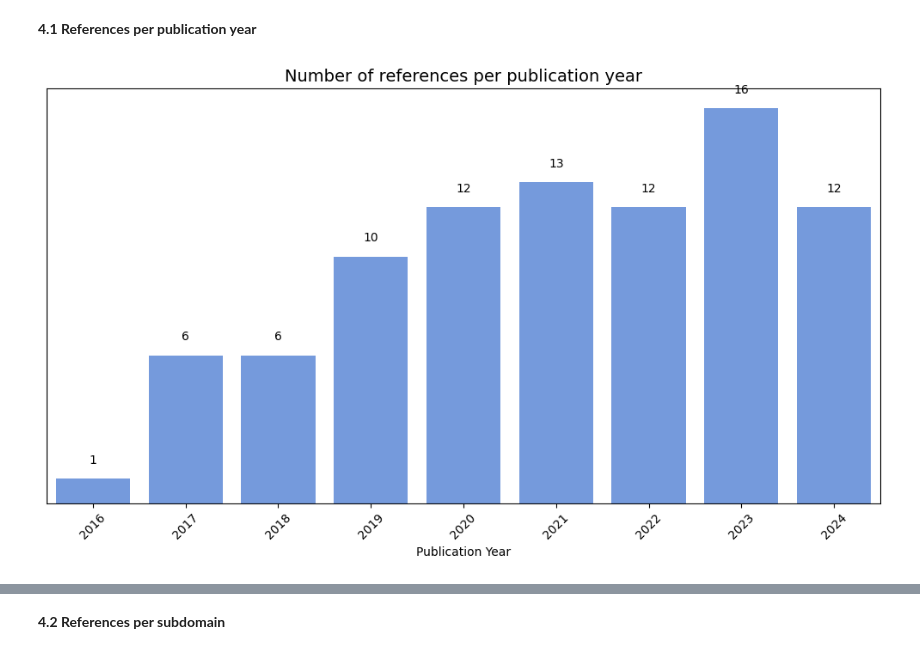
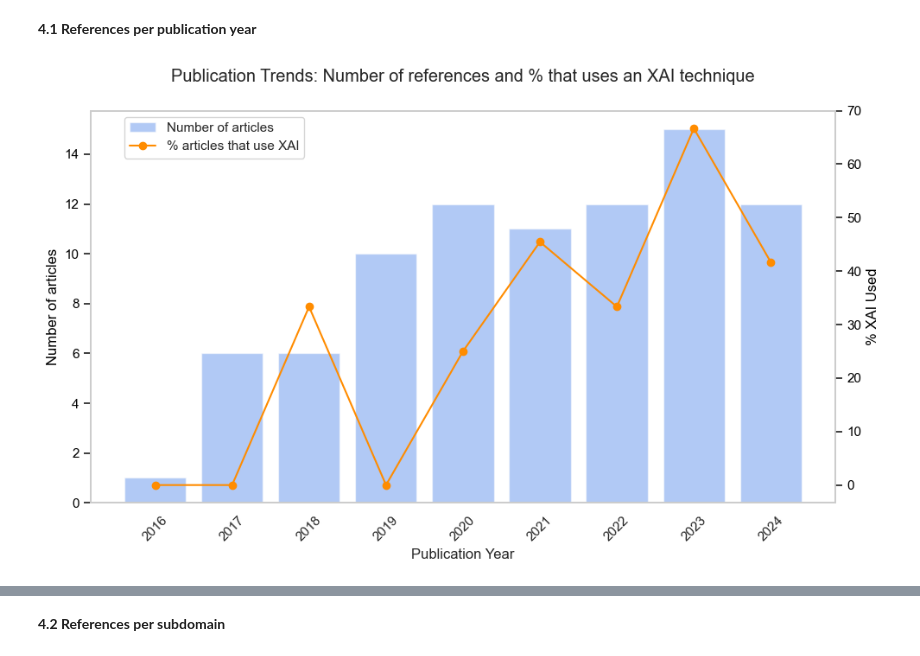
Before and after one commit to bart-custers/research_paper_AI_insurance, a Jupyter notebook: notebooks/Research_paper_XAI_insurance.ipynb, the cells around one changed output, grey strips where cells are left out. Saved outputs shown, nothing was run; the diff lists cells and outputs as text; code cells hidden in the pictures.

Commit message:
updated taxonomies

```diff
--- a/notebooks/Research_paper_XAI_insurance.ipynb
+++ b/notebooks/Research_paper_XAI_insurance.ipynb
@@ -113,0 +92,6 @@ interest_words = [
+# %%
+# List of insurance-related words
+word_dict = pd.read_excel('C:/Users/bart_/Documents/Ethical_AI/Assignment/Taxonomies.xlsx')
+# %%
+interest_words = word_dict['Interest_word'].to_list()
+interest_words
@@ -162,0 +149,4 @@ df_word_counts
+# %%
+XAI_techniques = word_dict[word_dict['Design'] == 'XAI_technique']['Interest_word'].to_list()
+
+df['XAI_used?'] = np.where(df[XAI_techniques].sum(axis=1) > 2,1,0)
@@ -166,26 +176,36 @@ df_word_counts
 ### **4. Visualizations**
 # %% [markdown]
 **4.1 References per publication year**
-# %%
-plt.figure(figsize=(10, 6))
-ax = sns.countplot(data=df_word_counts, x='publication_year', color='cornflowerblue', order=sorted(df_word_counts['publication_year'].unique()))
-
-# Add data labels above each bar
-for bar in ax.patches:
-    height = bar.get_height()
-    ax.text(bar.get_x() + bar.get_width() / 2, height + 0.5, f'{int(height)}', ha='center', va='bottom', fontsize=10)
-
-ax.yaxis.set_visible(False)
-
-# Add titles and labels
-plt.title('Number of references per publication year', fontsize=14)
-plt.xlabel('Publication Year', fontsize=10)
-plt.xticks(rotation=45)
-plt.tight_layout()
-
-# Show the plot
-plt.show()
-# %% [output]
-[figure, removed]
+# %%
+# Create the grouped view
+grouped = df.groupby('publication_year').agg(title_count=('title', 'count'),xai_sum=('XAI_used?', 'sum')).reset_index()
+grouped['xai_percentage'] = (grouped['xai_sum'] / grouped['title_count']) * 100
+
+# Plot area
+fig, ax1 = plt.subplots(figsize=(10, 6))
+
+# Bar plot for count of articles
+ax1.bar(grouped['publication_year'], grouped['title_count'], color='cornflowerblue', label='Number of articles', alpha=0.5)
+ax1.set_xlabel('Publication Year')
+ax1.set_ylabel('Number of articles', color='black')
+ax1.tick_params(axis='y', labelcolor='black')
+ax1.set_xticks(grouped['publication_year'])
+ax1.set_xticklabels(grouped['publication_year'].astype(int), rotation=45)
+
+# Line plot for XAI usage
+ax2 = ax1.twinx()
+ax2.plot(grouped['publication_year'], grouped['xai_percentage'], color='darkorange', marker='o', label='% articles that use XAI')
+ax2.set_ylabel('% XAI Used', color='black')
+ax2.tick_params(axis='y', labelcolor='black')
+
+# Figure settings
+ax1.grid(False)
+ax2.grid(False)
+fig.suptitle('Publication Trends: Number of references and % that uses an XAI technique')
+fig.legend(loc='upper left', bbox_to_anchor=(0.1, 0.9))
+plt.tight_layout()
+plt.show()
+# %% [output]
+[figure, added]
 # %%
 # Get unique subfolders
```
Also changed, not shown: parts of 12 cells of this notebook.
